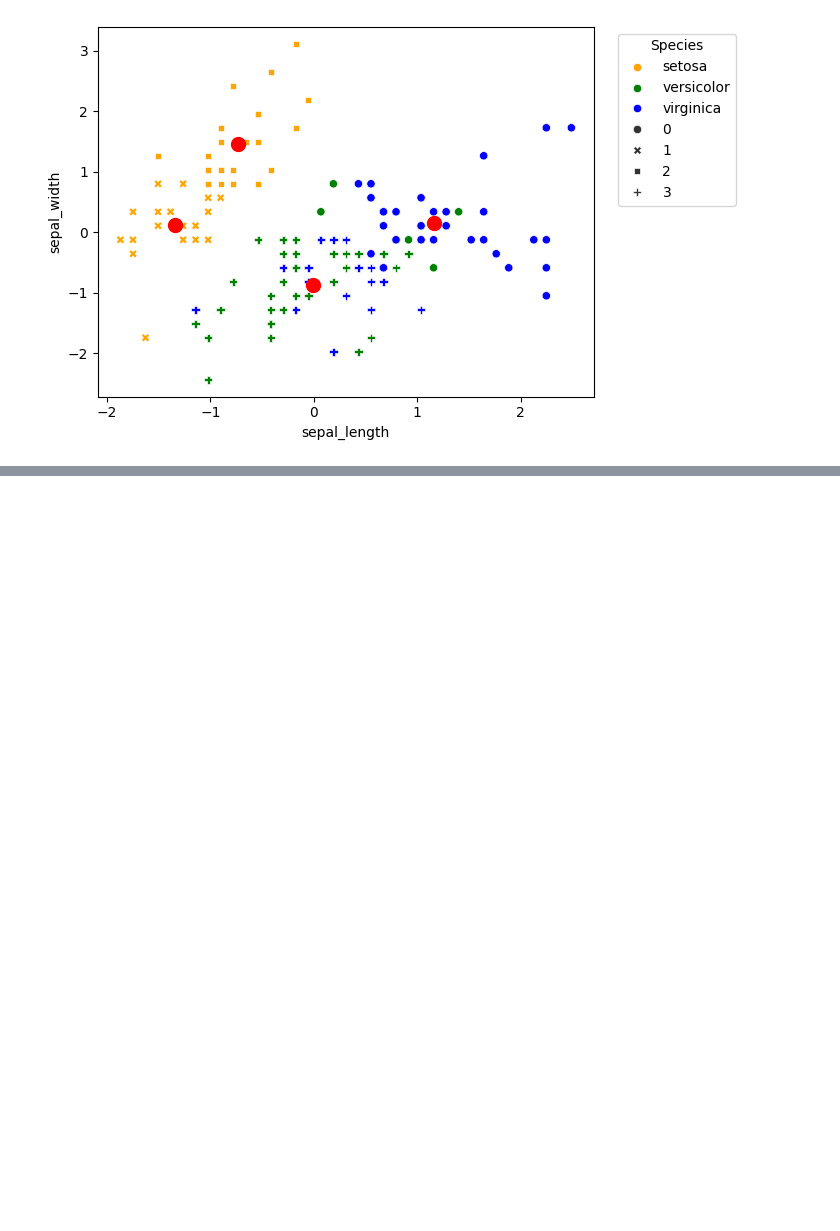
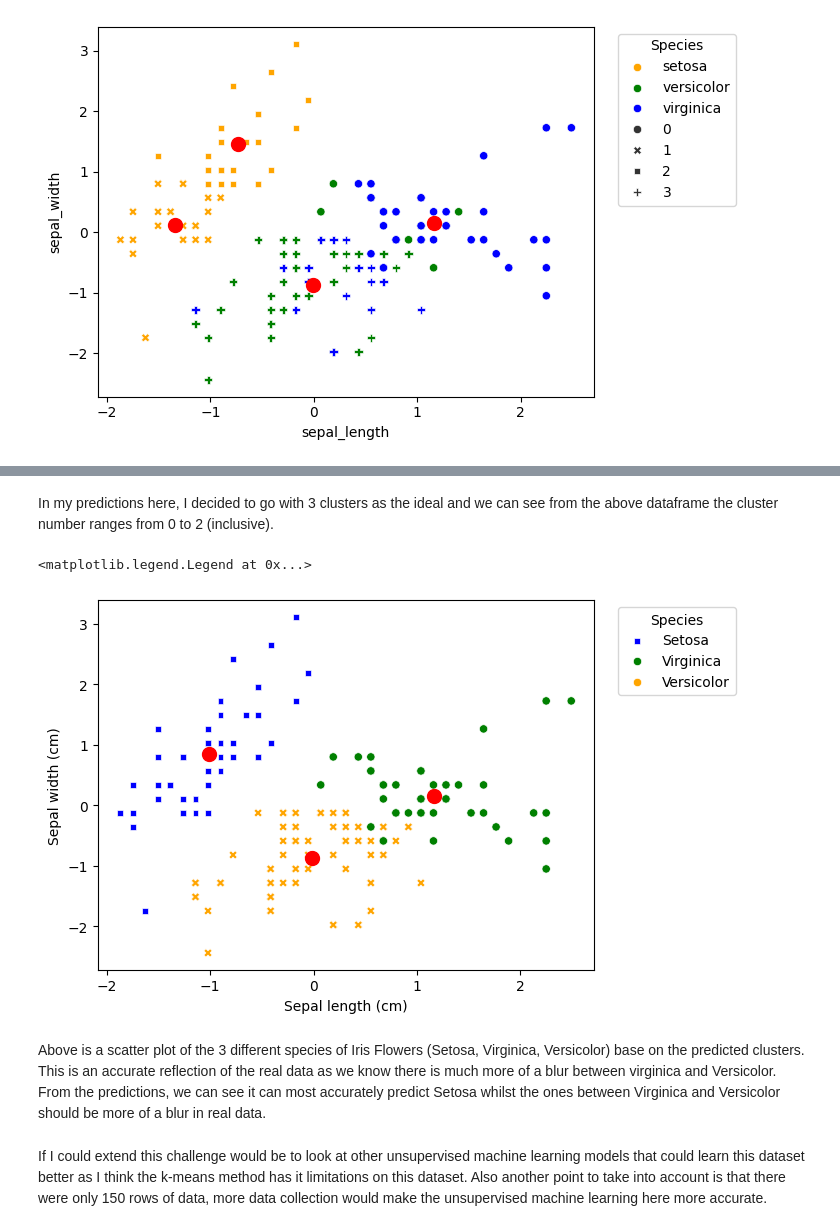
Before and after one commit to denisecodes/makers_stats_challenge_5, a Jupyter notebook: iris_kmeans.ipynb, the cells around one changed output, grey strips where cells are left out. Saved outputs shown, nothing was run; the diff lists cells and outputs as text; code cells hidden in the pictures; blank space fills up the shorter version.

```diff
--- a/iris_kmeans.ipynb
+++ b/iris_kmeans.ipynb
@@ -273,0 +278,34 @@ array([3, 0, 2, 1], dtype=int32)
+# %% [markdown]
+In my predictions here, I decided to go with 3 clusters as the ideal and we can see from the above dataframe the cluster number ranges from 0 to 2 (inclusive).
+# %%
+# Creates a scatter plot
+sns.scatterplot(
+    x='sepal_length',
+    y='sepal_width',
+    data=df,
+    hue='cluster',
+    style=km.labels_,
+    palette=["green", "orange", "blue"])
+# Adds cluster centers to the same plot
+plt.scatter(
+    km.cluster_centers_[:,0],
+    km.cluster_centers_[:,1],
+    marker='o',
+    s=100,
+    c='red')
+
+# Adds labels to the axes
+plt.xlabel('Sepal length (cm)')
+plt.ylabel('Sepal width (cm)')
+
+plt.legend(
+    title='Species',
+    labels=['Setosa', 'Virginica', 'Versicolor'],
+    bbox_to_anchor=(1.3, 1.0))
+# %% [output]
+<matplotlib.legend.Legend at 0x...>
+[figure, added]
+# %% [markdown]
+Above is a scatter plot of the 3 different species of Iris Flowers (Setosa, Virginica, Versicolor) base on the predicted clusters. This is an accurate reflection of the real data as we know there is much more of a blur between virginica and Versicolor. From the predictions, we can see it can most accurately predict Setosa whilst the ones between Virginica and Versicolor should be more of a blur in real data.
+# %% [markdown]
+If I could extend this challenge would be to look at other unsupervised machine learning models that could learn this dataset better as I think the k-means method has it limitations on this dataset. Also another point to take into account is that there were only 150 rows of data, more data collection would make the unsupervised machine learning here more accurate.
```
Also changed, not shown: parts of 5 cells of this notebook.
